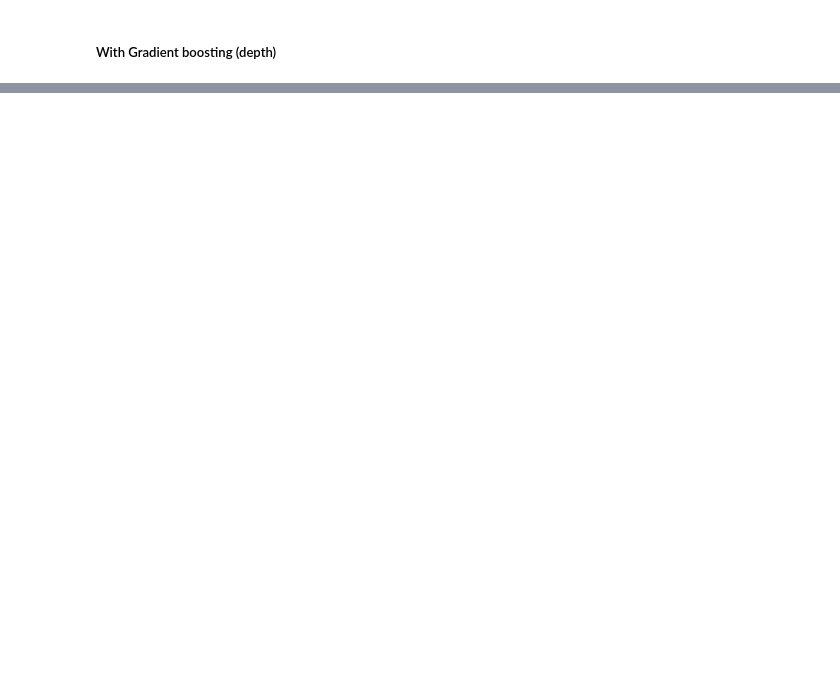
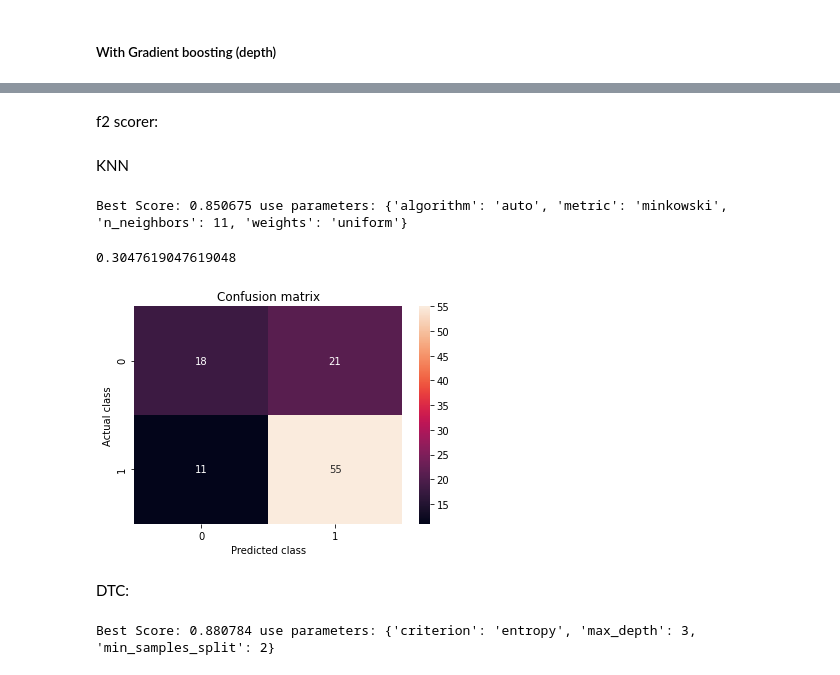
Before and after one commit to Maikel-J/Data-mining-project, a Jupyter notebook: Project.ipynb, the cells around one changed output, grey strips where cells are left out. Saved outputs shown, nothing was run; the diff lists cells and outputs as text; code cells hidden in the pictures; blank space fills up the shorter version.

Commit message:
f2 score

```diff
--- a/Project.ipynb
+++ b/Project.ipynb
@@ -293,0 +298,2 @@ Lowest error is: 0.2571428571428571
+# %% [markdown]
+f2 scorer:
@@ -293,0 +317,40 @@ Lowest error is: 0.2571428571428571
+# %% [markdown]
+KNN
+# %%
+param_knn=dict(n_neighbors=range(2,15,1),
+              weights=['uniform', 'distance'],
+              algorithm=['auto', 'ball_tree', 'kd_tree', 'brute'],
+              metric=['minkowski', 'euclidean'])
+model_knn=KNeighborsClassifier()
+grid_model(X_proc, y_proc, model_knn, param_knn)
+#Best Score: 0.850675 use parameters: {'algorithm': 'auto', 'metric': 'minkowski', 'n_neighbors': 11, 'weights': 'uniform'}
+# %% [output]
+Best Score: 0.850675 use parameters: {'algorithm': 'auto', 'metric': 'minkowski', 'n_neighbors': 11, 'weights': 'uniform'}
+# %%
+X_train, X_test, y_train, y_test = train_test_split(X_proc, y_proc, test_size=0.1, random_state=1234)
+knClass = KNeighborsClassifier(n_neighbors= 5, metric='cosine').fit(X_train,y_train)
+y_test_pred = knClass.predict(X_test)
+accuracy_test = accuracy_score(y_test, y_test_pred)
+error = 1 - accuracy_test
+print(error)
+cm = confusion_matrix(y_test,y_test_pred)
+df_cm = pd.DataFrame(cm, index = [i for i in np.unique(y)], columns = [i for i in np.unique(y)])
+plt.figure()
+sn.heatmap(df_cm, annot=True)
+plt.title('Confusion matrix')
+plt.xlabel('Predicted class')
+plt.ylabel('Actual class')
+plt.show()
+# %% [output]
+0.3047619047619048
+[figure, added]
+# %% [markdown]
+DTC:
+# %%
+param_dtc=dict(max_depth=range(2,20,1),
+              criterion=['gini', 'entropy'],
+              min_samples_split=range(2,20,1))
+model_dtc=DecisionTreeClassifier()
+grid_model(X_proc, y_proc, model_dtc, param_dtc)
+# %% [output]
+Best Score: 0.880784 use parameters: {'criterion': 'entropy', 'max_depth': 3, 'min_samples_split': 2}
```
Also changed, not shown: parts of 8 cells of this notebook, 2 other files.
